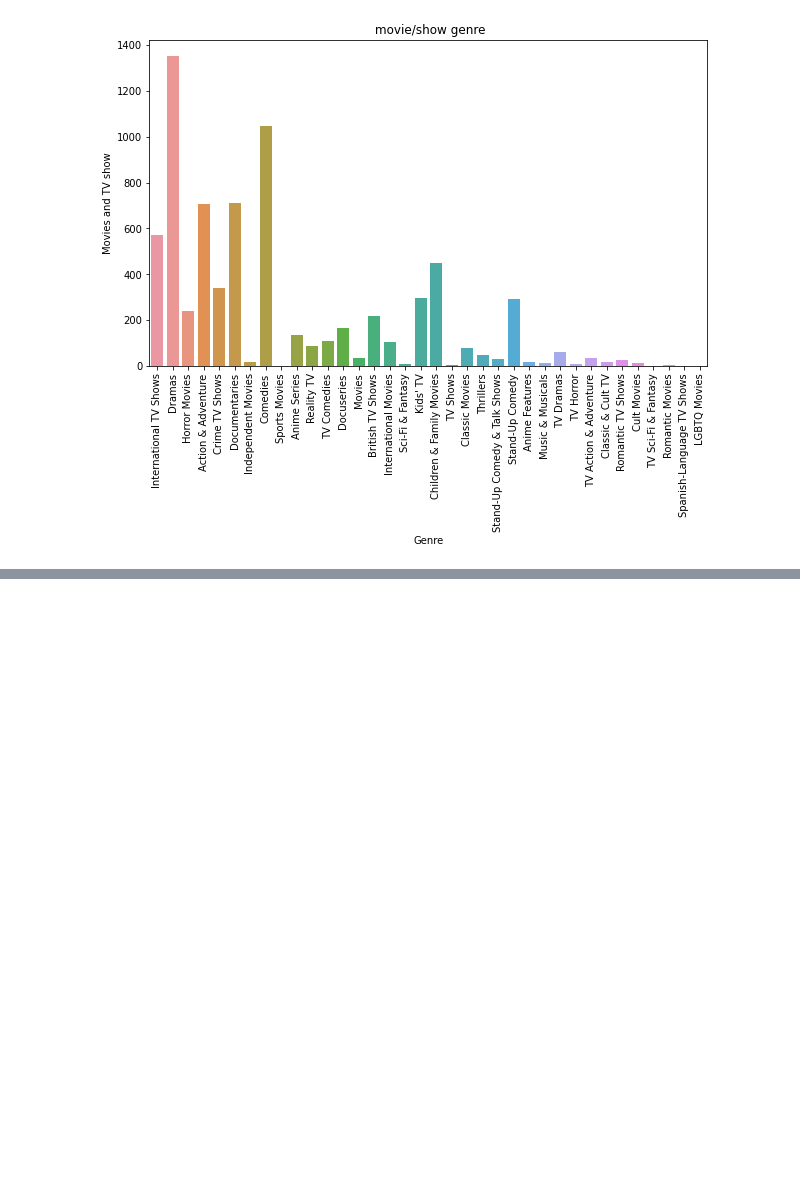
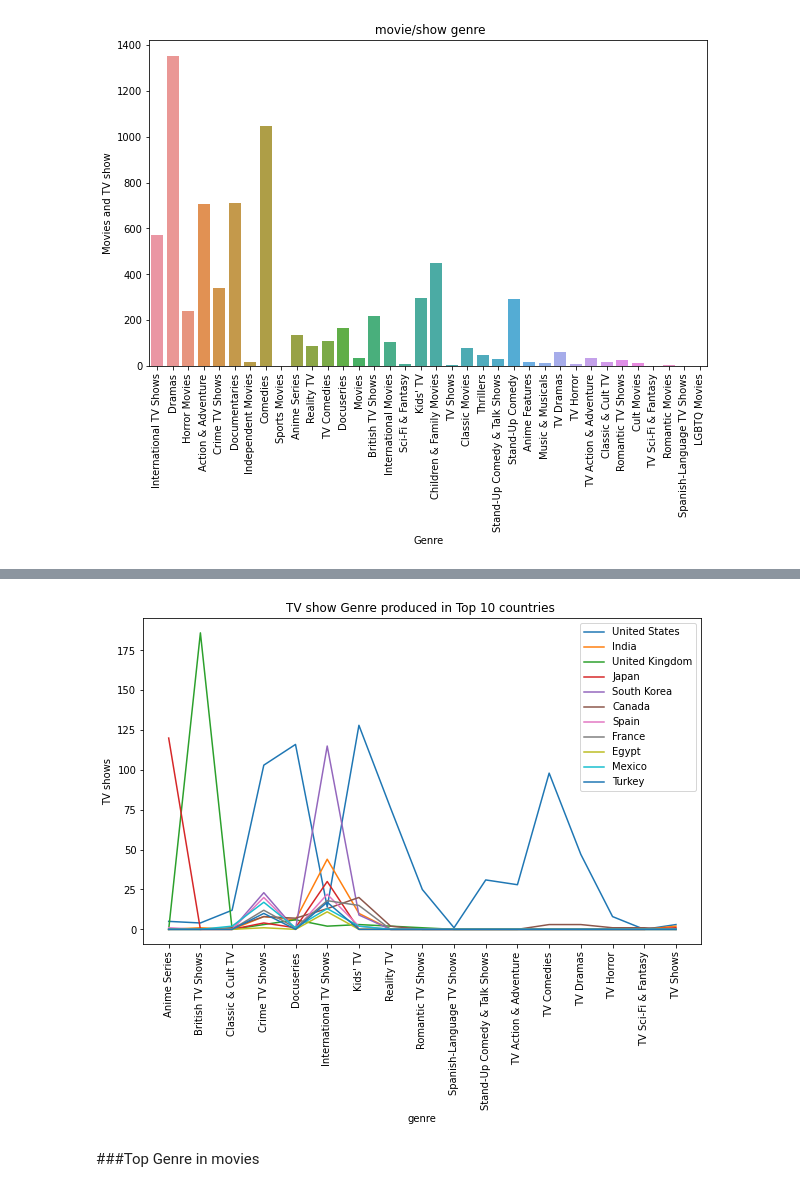
Before and after one commit to Anku0210/NETFLIX-MOVIES-AND-TV-SHOWS-CLUSTERING, a Jupyter notebook: NETFLIX_MOVIES_AND_TV_SHOWS_CLUSTERING.ipynb, the cells around one changed output, grey strips where cells are left out. Saved outputs shown, nothing was run; the diff lists cells and outputs as text; code cells hidden in the pictures; blank space fills up the shorter version.

```diff
--- a/NETFLIX_MOVIES_AND_TV_SHOWS_CLUSTERING.ipynb
+++ b/NETFLIX_MOVIES_AND_TV_SHOWS_CLUSTERING.ipynb
@@ -424,0 +477,2 @@ plt.show()
+# %%
+df_tv_shows = data_copy[data_copy["type"]=="TV Show"]
@@ -424,0 +483,2 @@ plt.show()
+# %%
+df_tv_genre_country = df_tv_shows.groupby(['genre','country']).size().unstack(fill_value=0)
@@ -424,0 +496,13 @@ plt.show()
+# %%
+top_10_country = ['United States',"India","United Kingdom","Japan",'South Korea',"Canada","Spain","France","Egypt","Mexico","Turkey"]
+for i in top_10_country:
+  sns.lineplot(data=df_tv_genre_country, x=df_tv_genre_country.index,y=df_tv_genre_country.loc[:,i])
+plt.xticks(rotation=90)
+plt.legend(['United States',"India","United Kingdom","Japan",'South Korea',"Canada","Spain","France","Egypt","Mexico","Turkey"])
+plt.ylabel("TV shows")
+plt.title("TV show Genre produced in Top 10 countries ")
+plt.show()
+# %% [output]
+[figure, added]
+# %% [markdown]
+###Top Genre in movies
```
Also changed, not shown: parts of 49 cells of this notebook.
